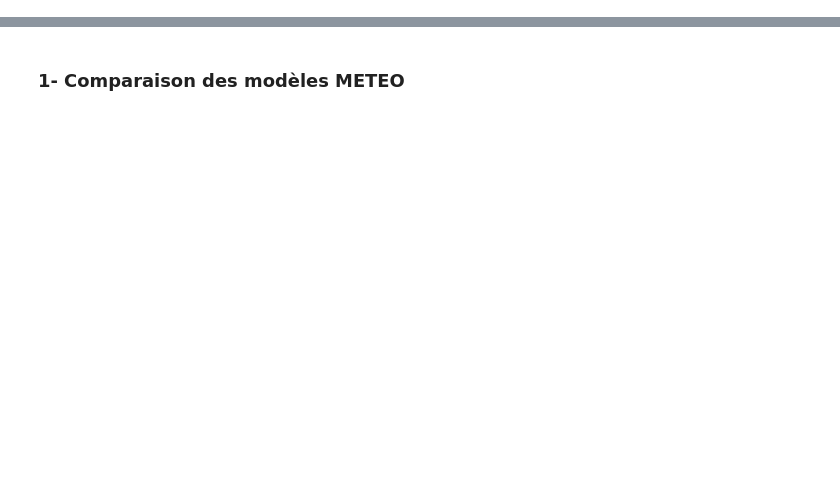
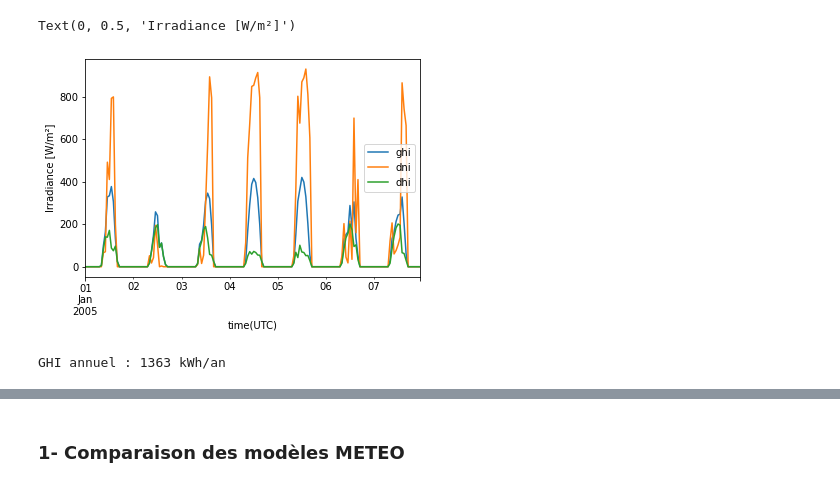
Before and after one commit to BenjaminDeporte/PV, a Jupyter notebook: Code/TutoPVlib.ipynb, the cells around one changed output, grey strips where cells are left out. Drawn from its saved outputs; the diff is of its cells as text; code cells hidden in the pictures; blank space fills up the shorter version.

Commit message:
Recupere PVGIS TMY data

```diff
--- a/Code/TutoPVlib.ipynb
+++ b/Code/TutoPVlib.ipynb
@@ -6,0 +14,19 @@ import pvlib
+# %%
+# where is Pechbusque...
+# name,latitude, longitude, altitude, timezone
+
+coordinates = {
+    'Montpellier' : (43.58, 3.97, 6.0, 'Europe/Paris'),
+    'Pechbusque': (43.515, 1.465, 279.0, 'Europe/Paris')
+}
+# %%
+lieu = 'Pechbusque'
+# %%
+latitude, longitude, altitude, time_zone = coordinates[lieu]
+# %%
+# récupère infos de PV-GIS
+
+df_weather, months, inputs, metadata = pvlib.iotools.get_pvgis_tmy(latitude=latitude,
+                                         longitude=longitude,
+                                         map_variables=True,
+                                         )
@@ -6,0 +60,13 @@ import pvlib
+# %%
+# Irradiance
+
+first_week = df_weather.head(24*7)  # Plotting 7 days, each one has 24 hours or entries
+first_week[['ghi', 'dni', 'dhi']].plot()
+plt.ylabel('Irradiance [W/m²]')
+# %% [output]
+Text(0, 0.5, 'Irradiance [W/m²]')
+[figure, added]
+# %%
+print(f"GHI annuel : {df_weather['ghi'].sum()/1000:.0f} kWh/an")
+# %% [output]
+GHI annuel : 1363 kWh/an
```
Also changed, not shown: parts of 9 cells of this notebook.
